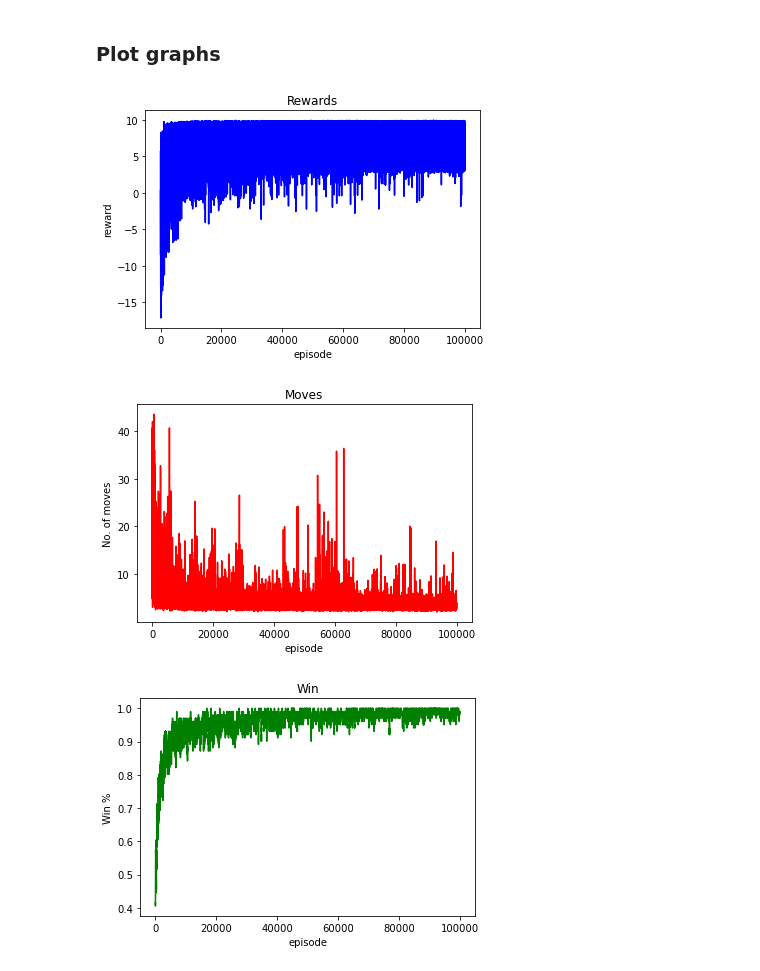
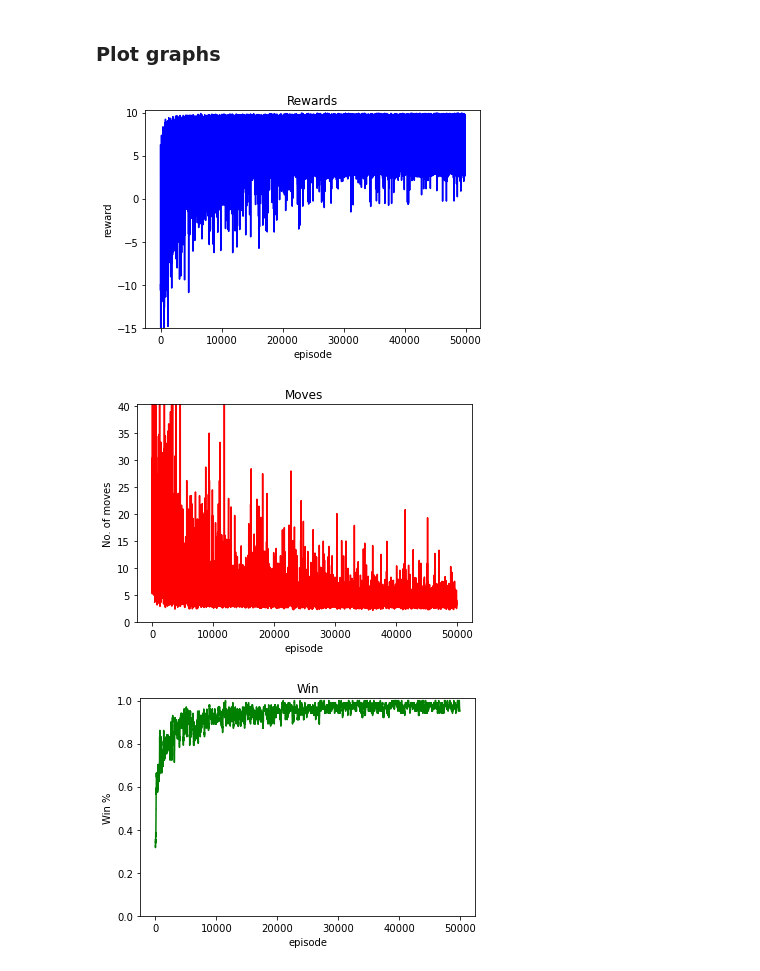
Before and after one commit to sdhar16/rl_project, a Jupyter notebook: play_chess.ipynb, the cells around one changed output. Drawn from its saved outputs; the diff is of its cells as text; code cells hidden in the pictures.

Commit message:
Added ylim

```diff
--- a/play_chess.ipynb
+++ b/play_chess.ipynb
@@ -20,19 +21,15 @@ np.random.seed(42)
 # %% [markdown]
 ### Set Hyperparameters
 # %%
-N_episodes = 100000   # number of episodes
+N_episodes = 50000    # number of episodes
 epsilon_0 = 0.20      # starting value for epsilon greedy
 beta = 0.00005        # epsilon decay rate
 gamma = 0.85          # discount factor
 eta = 0.0001          # learning rate for neural netowork
 n_target_updates = 10 # freuqency of update for target network
 
-# N_episodes = 100000   # number of episodes
-# epsilon_0 = 0.20      # starting value for epsilon greedy
-# beta = 0.0001         # epsilon decay rate
-# gamma = 0.50          # discount factor
-# eta = 0.0001          # learning rate for neural netowork
-# n_target_updates = 10 # freuqency of update for target network
+# beta = 0.005         # epsilon decay rate
+# gamma = 0.50         # discount factor
 # %% [markdown]
 ### Define environment
 # %%
@@ -59,7 +56,7 @@ win_draw = []     # save whether agent won or draw
 # %% [markdown]
 # SARSA
 # %%
-for n in range(N_episodes):
+for n in tqdm(range(N_episodes)):
   epsilon_f = epsilon_0 / (1 + beta * n)   # decay epsilon
   done = 0                                 # not done
   i = 1                                    # number of moves
@@ -114,9 +111,5 @@ for n in range(N_episodes):
   r_save.append(tot_r)
   n_moves_save.append(i)
 
-  if(n>=1000 and n%1000==0):
-    print("Episode: {:8.1f}, Mean reward: {:+5.2f}, Mean moves: {:5.2f}, Win %: {:.3f}".format(n, np.mean(r_save[-100:]),
-          np.mean(n_moves_save[-100:]), np.mean(win_draw[-100:])))
-
   if(n%n_target_updates==0):
       target_nn = copy.deepcopy(model_nn)   # update the target network
@@ -161,7 +136,7 @@ win_draw = []
 # %% [markdown]
 # Q Learning
 # %%
-for n in range(N_episodes):
+for n in tqdm(range(N_episodes)):
   epsilon_f = epsilon_0 / (1 + beta * n)   # decay epsilon
   done = 0                                 # not done
   i = 1                                    # number of moves
@@ -217,9 +192,5 @@ for n in range(N_episodes):
   r_save.append(tot_r)
   n_moves_save.append(i)
 
-  if(n>=1000 and n%1000==0):
-    print("Episode: {:8.1f}, Mean reward: {:+5.2f}, Mean moves: {:5.2f}, Win %: {:.3f}".format(n, np.mean(r_save[-100:]),
-          np.mean(n_moves_save[-100:]), np.mean(win_draw[-100:])))
-
   if(n%n_target_updates==0):
       target_nn = copy.deepcopy(model_nn)   # update the target network
@@ -244,10 +197,10 @@ Episode:  99000.0, Mean reward: +9.65, Mean moves:  3.40, Win %: 1.000
 # %% [markdown]
 ### Plot graphs
 # %%
-plot(r_save, 'Rewards', 'episode', 'reward', c = 'b', exp=True)
-plot(n_moves_save, 'Moves', 'episode', 'No. of moves', c = 'r', exp=True)
-plot(win_draw, 'Win', 'episode', 'Win %', c = 'g', exp=False)
+plot(r_save, 'Rewards', 'episode', 'reward', c = 'b', exp=True, ylim=(-15,10.25))
+plot(n_moves_save, 'Moves', 'episode', 'No. of moves', c = 'r', exp=True, ylim=(0, 40.25))
+plot(win_draw, 'Win', 'episode', 'Win %', c = 'g', exp=False, ylim = (0,1.01))
 # %% [output]
-[figure, old version]
+[figure, new version]
-[figure, old version]
+[figure, new version]
-[figure, old version]
+[figure, new version]
```
Also changed, not shown: parts of 4 cells of this notebook, 1 other file.
